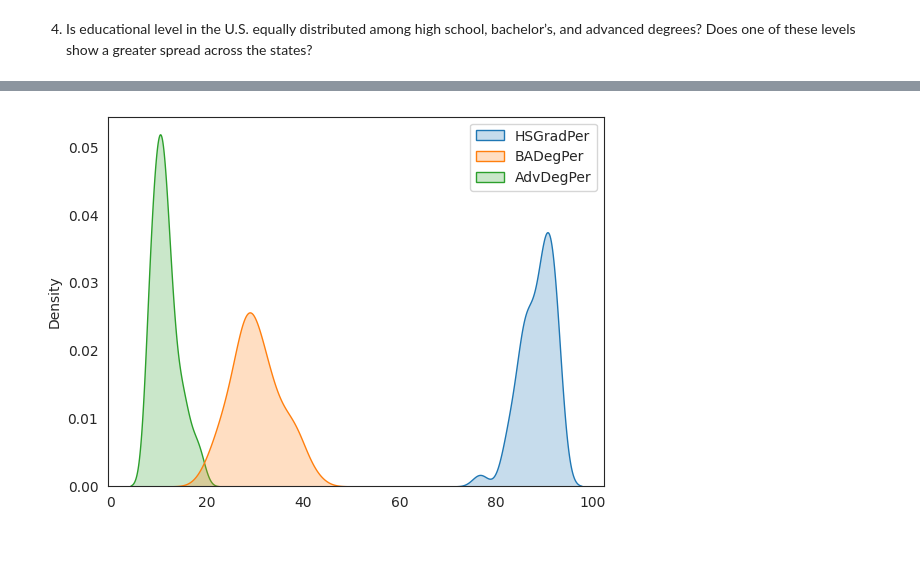
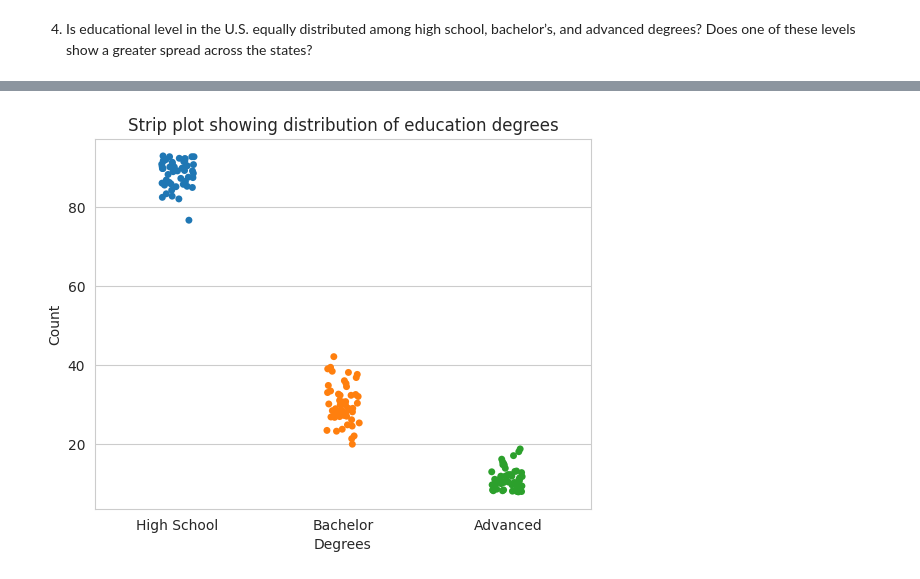
Before and after one commit to pallabee/Demographic-Data-Analysis, a Jupyter notebook: visualize_distributions.ipynb, the cells around one changed output, grey strips where cells are left out. Saved outputs shown, nothing was run; the diff lists cells and outputs as text; code cells hidden in the pictures; blank space fills up the shorter version.

```diff
--- a/visualize_distributions.ipynb
+++ b/visualize_distributions.ipynb
@@ -134,2 +137,3 @@ plt.show()
 # %%
 edu_data = merged_data[['HSGradPer','BADegPer','AdvDegPer']]
+edu_data = edu_data.rename(columns={"HSGradPer": "High School", "BADegPer": "Bachelor","AdvDegPer":"Advanced"})
@@ -141,7 +140,8 @@ plt.show()
-# %%
-sns.kdeplot(
-   data=edu_data,
-   fill=True
-);
-# %% [output]
-[figure, removed]
+# %%
+sns.stripplot(data=edu_data)
+plt.xlabel("Degrees")
+plt.ylabel("Count")
+plt.title("Strip plot showing distribution of education degrees")
+plt.show()
+# %% [output]
+[figure, added]
```
Also changed, not shown: parts of 6 cells of this notebook.
